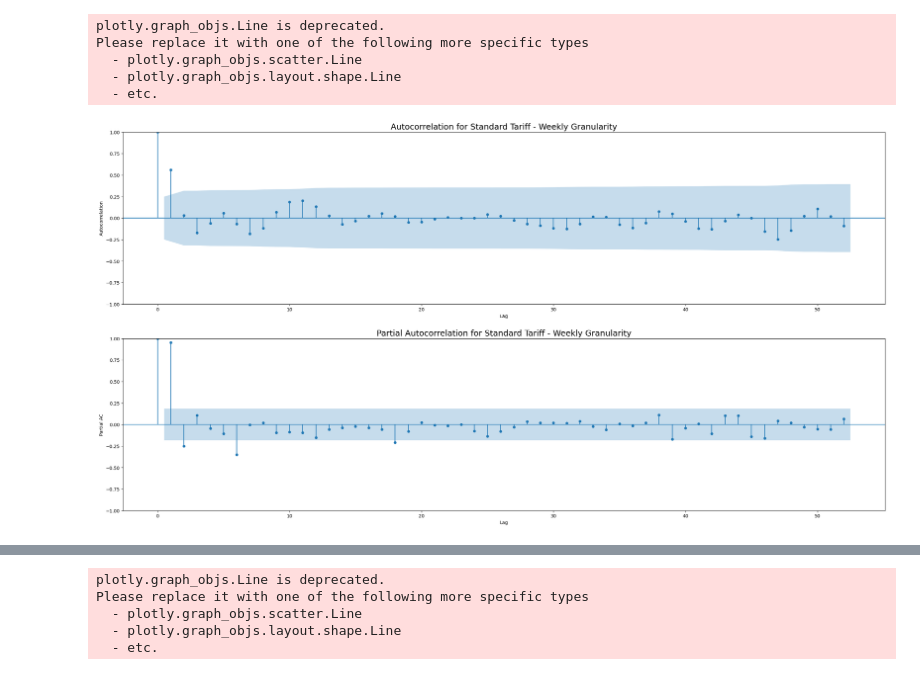
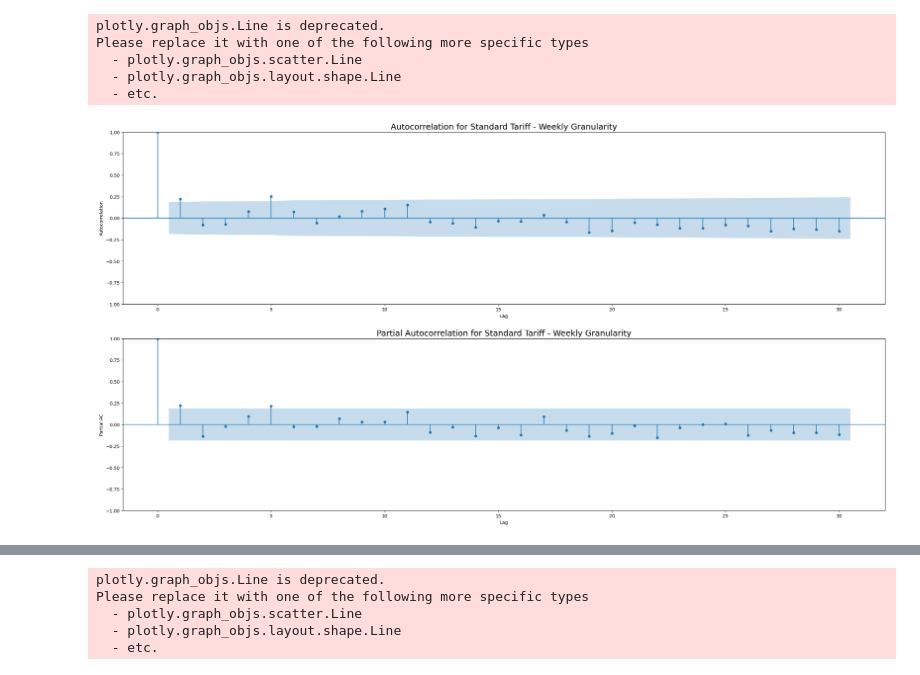
Before and after one commit to trihaovan/smart_meter_prediction, a Jupyter notebook: SARIMA.ipynb, the cells around one changed output, grey strips where cells are left out. Cells and saved outputs as stored; diff of their text form; code cells hidden in the pictures.

```diff
--- a/SARIMA.ipynb
+++ b/SARIMA.ipynb
@@ -90,23 +90,23 @@ Please replace it with one of the following more specific types
 # %%
 from statsmodels.graphics.tsaplots import plot_acf, plot_pacf
 
 plt.subplots(2, 1, figsize = (30, 15))
 
 plt.subplot(2,1,1)
 # put the acf plot on the current axis
-plot_acf(wks_df["Std"].diff(52).dropna(), lags=52, ax=plt.gca())
+plot_acf(wks_df["Std"].diff(1).dropna(), lags=30, ax=plt.gca())
 plt.xlabel('Lag')
 plt.ylabel('Autocorrelation')
 plt.title('Autocorrelation for Standard Tariff - Weekly Granularity', fontsize = 18)
 
 plt.subplot(2,1,2)
-plot_pacf(wks_df["Std"], lags=52, ax=plt.gca(), method='ywm')
+plot_pacf(wks_df["Std"].diff(1).dropna(), lags=30, ax=plt.gca(), method='ywm')
 plt.xlabel('Lag')
 plt.ylabel('Partial AC')
 plt.title('Partial Autocorrelation for Standard Tariff - Weekly Granularity', fontsize = 18)
 plt.show()
 # %% [output]
-[figure, old version]
+[figure, new version]
 # %%
 plt.subplots(2, 1, figsize = (30, 15))
 
```
Also changed, not shown: parts of 15 cells of this notebook, 3 other files.
